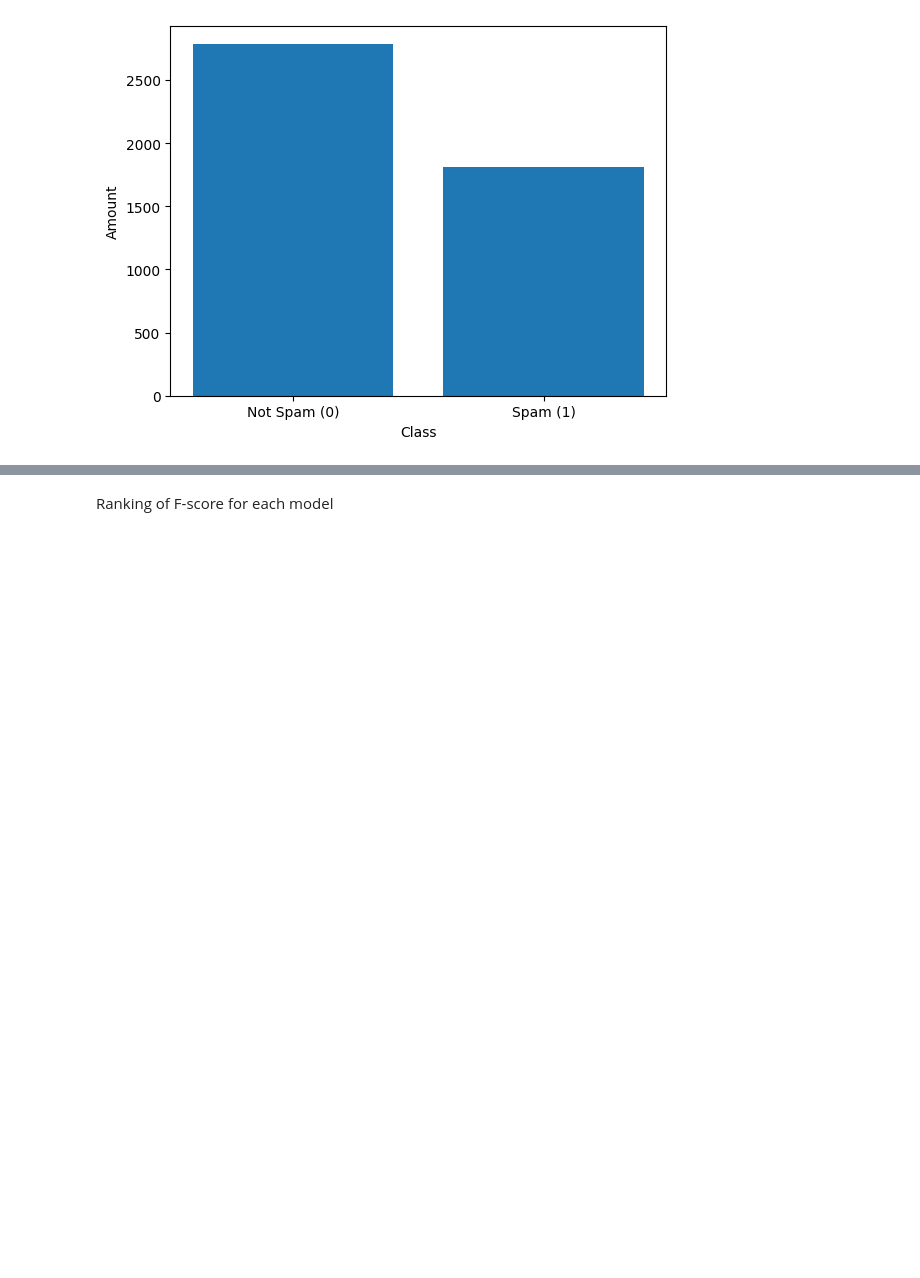
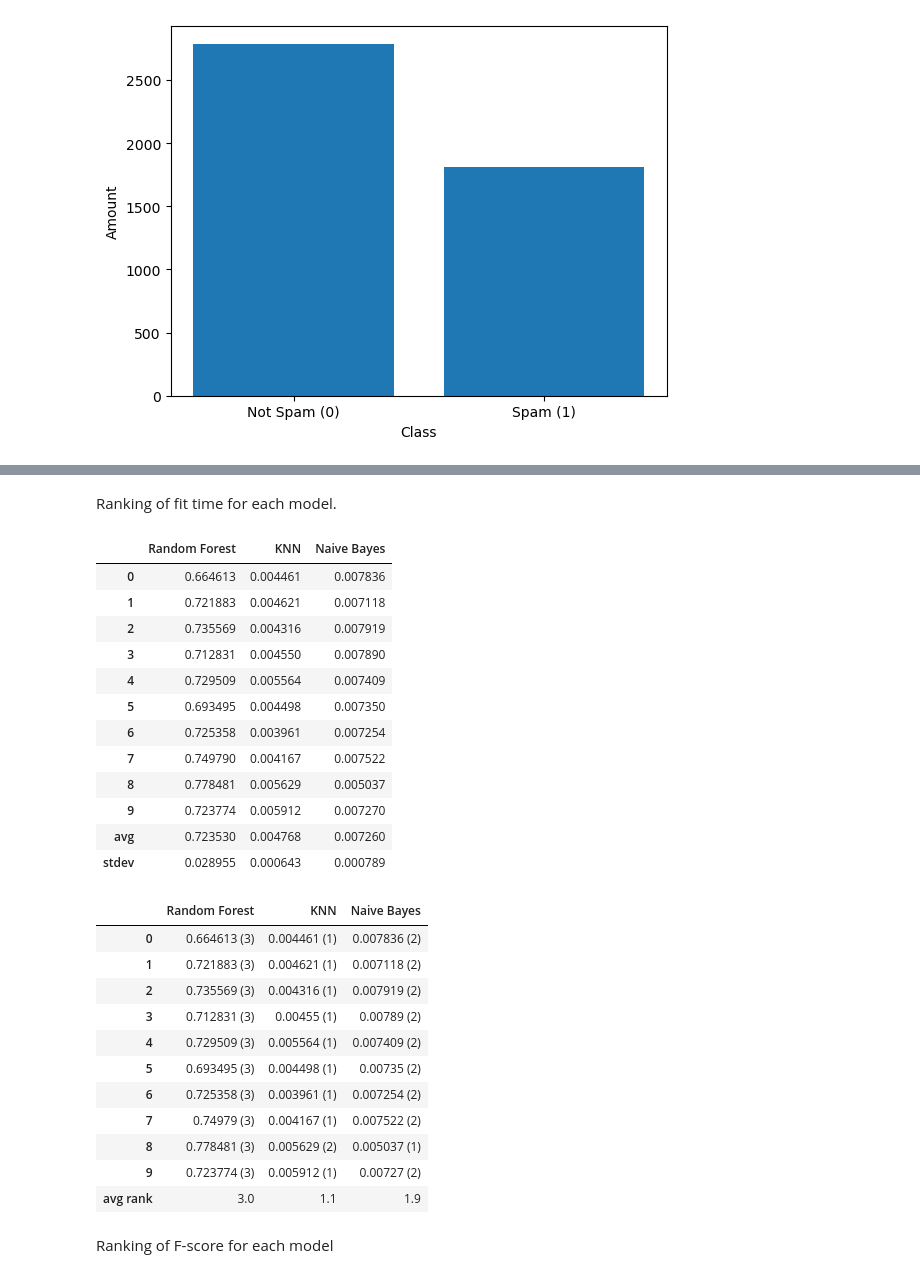
Before and after one commit to Mau-Gen/DV2638_Assignments, a Jupyter notebook: Assignment_2/assignment2.ipynb, the cells around one changed output, grey strips where cells are left out. Saved outputs shown, nothing was run; the diff lists cells and outputs as text; code cells hidden in the pictures; blank space fills up the shorter version.

```diff
--- a/Assignment_2/assignment2.ipynb
+++ b/Assignment_2/assignment2.ipynb
@@ -150,3 +209,35 @@ mean_rank = np.mean(time_ranked_df.loc["avg rank"])
+# %% [markdown]
+Ranking of fit time for each model.
+# %%
+time_fit_df = pd.DataFrame()
+
+time_ranked_df, time_mean_rank = metric_dataframe(time_fit_df, "fit_time")
+# %% [output]
+|  | Random Forest | KNN | Naive Bayes |
+| 0 | 0.664613 | 0.004461 | 0.007836 |
+| 1 | 0.721883 | 0.004621 | 0.007118 |
+| 2 | 0.735569 | 0.004316 | 0.007919 |
+| 3 | 0.712831 | 0.004550 | 0.007890 |
+| 4 | 0.729509 | 0.005564 | 0.007409 |
+| 5 | 0.693495 | 0.004498 | 0.007350 |
+| 6 | 0.725358 | 0.003961 | 0.007254 |
+| 7 | 0.749790 | 0.004167 | 0.007522 |
+| 8 | 0.778481 | 0.005629 | 0.005037 |
+| 9 | 0.723774 | 0.005912 | 0.007270 |
+| avg | 0.723530 | 0.004768 | 0.007260 |
+| stdev | 0.028955 | 0.000643 | 0.000789 |
+|  | Random Forest | KNN | Naive Bayes |
+| 0 | 0.664613 (3) | 0.004461 (1) | 0.007836 (2) |
+| 1 | 0.721883 (3) | 0.004621 (1) | 0.007118 (2) |
+| 2 | 0.735569 (3) | 0.004316 (1) | 0.007919 (2) |
+| 3 | 0.712831 (3) | 0.00455 (1) | 0.00789 (2) |
+| 4 | 0.729509 (3) | 0.005564 (1) | 0.007409 (2) |
+| 5 | 0.693495 (3) | 0.004498 (1) | 0.00735 (2) |
+| 6 | 0.725358 (3) | 0.003961 (1) | 0.007254 (2) |
+| 7 | 0.74979 (3) | 0.004167 (1) | 0.007522 (2) |
+| 8 | 0.778481 (3) | 0.005629 (2) | 0.005037 (1) |
+| 9 | 0.723774 (3) | 0.005912 (1) | 0.00727 (2) |
+| avg rank | 3.0 | 1.1 | 1.9 |
 # %% [markdown]
 Ranking of F-score for each model
 # %%
```
Also changed, not shown: parts of 8 cells of this notebook.
